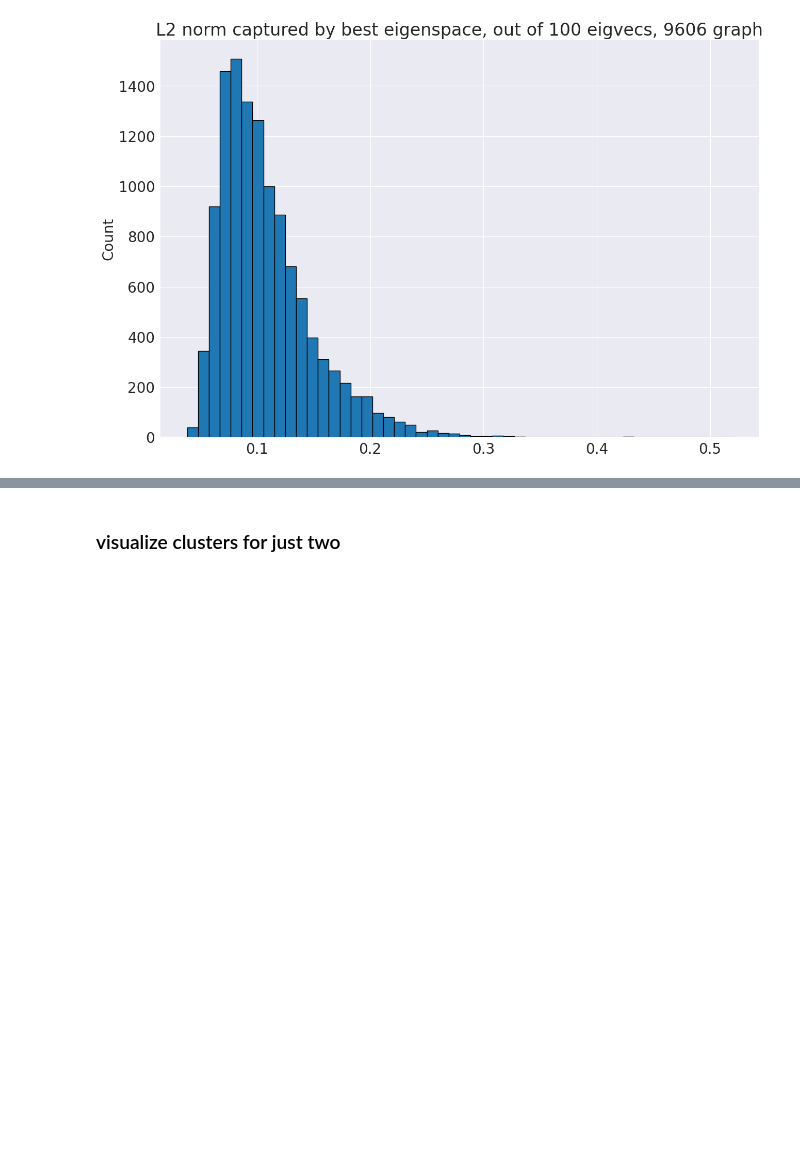
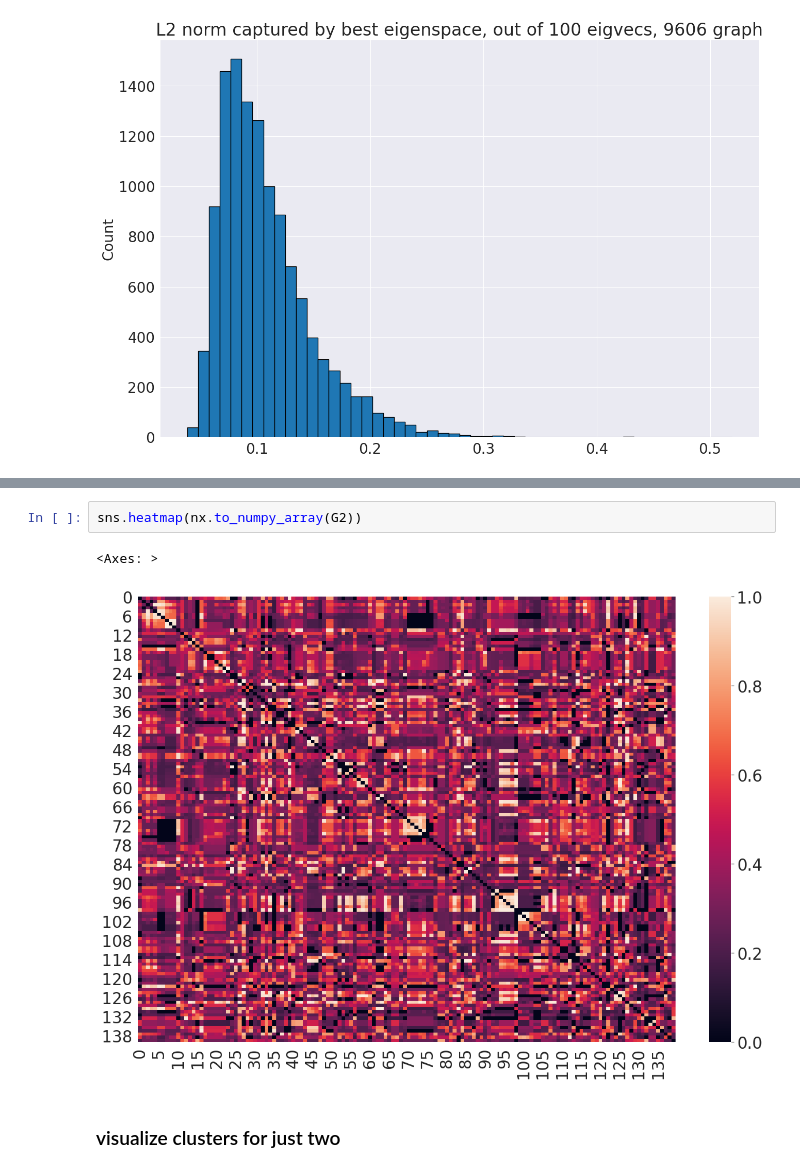
Before and after one commit to akhiljalan/cellag-misc, a Jupyter notebook: ppi-3-multiple-species.ipynb, the cells around one changed output, grey strips where cells are left out. Saved outputs shown, nothing was run; the diff lists cells and outputs as text; blank space fills up the shorter version.

```diff
--- a/ppi-3-multiple-species.ipynb
+++ b/ppi-3-multiple-species.ipynb
@@ -134,3 +189,8 @@ Text(0, 0.5, 'Count')
+# %%
+sns.heatmap(nx.to_numpy_array(G2))
+# %% [output]
+<Axes: >
+[figure, added]
 # %% [markdown]
 ### visualize clusters for just two
 # %%
```
Also changed, not shown: parts of 37 cells of this notebook, 2 other files.
